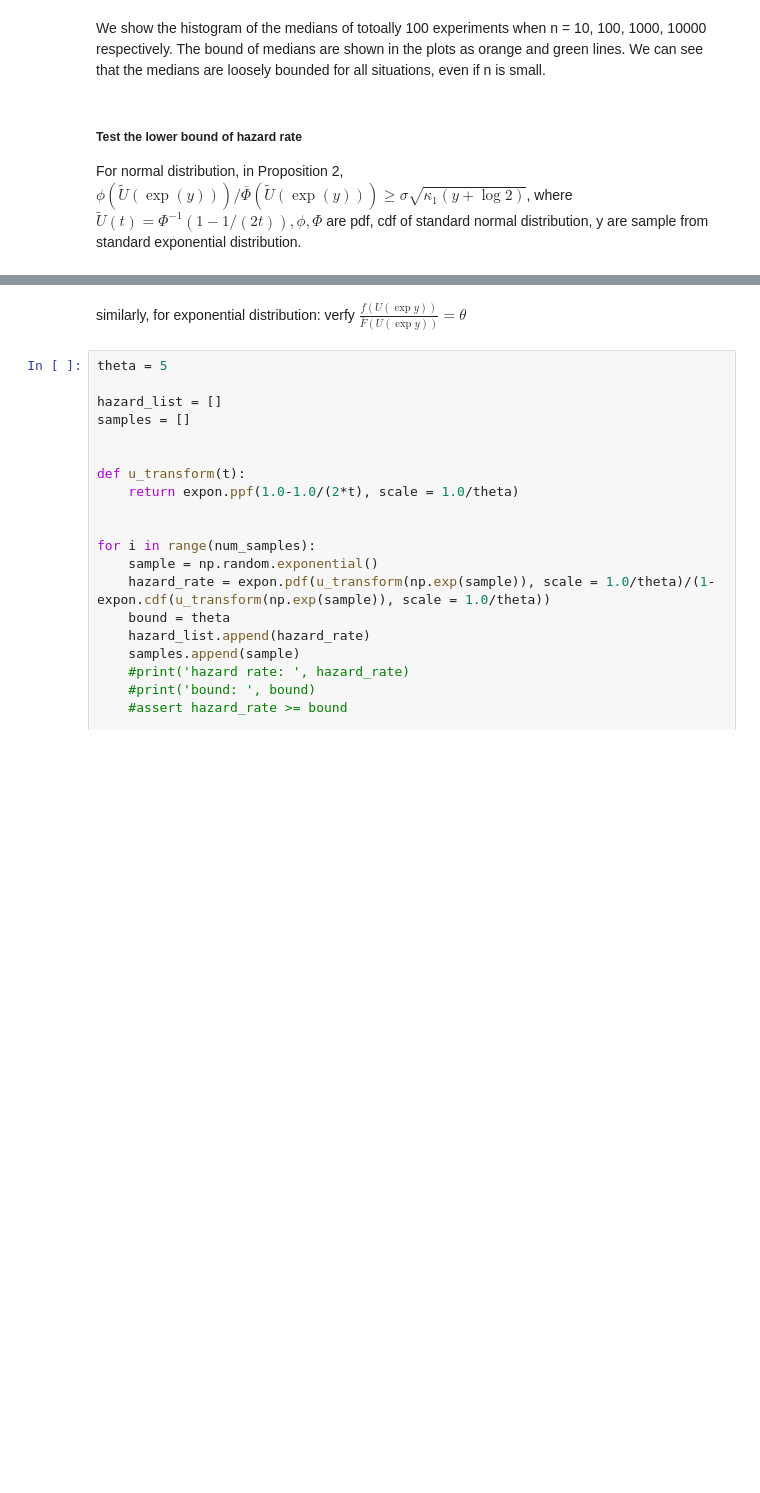
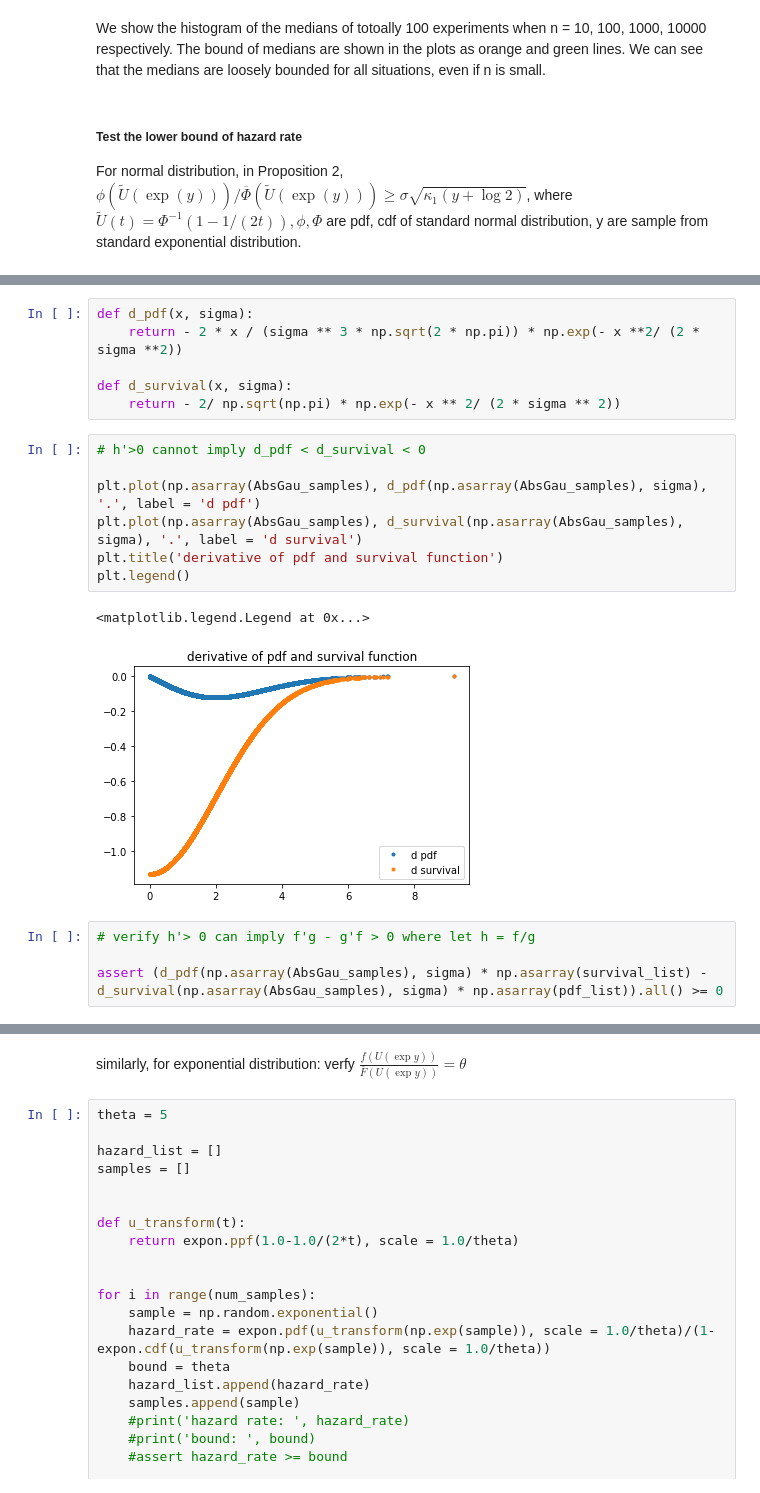
Before and after one commit to chengsoonong/eheye, a Jupyter notebook: UCB/OS_UCB/Sanity_test.ipynb, the cells around one changed output, grey strips where cells are left out. Drawn from its saved outputs; the diff is of its cells as text; blank space fills up the shorter version.

```diff
--- a/UCB/OS_UCB/Sanity_test.ipynb
+++ b/UCB/OS_UCB/Sanity_test.ipynb
@@ -89,0 +117,20 @@ plt.ylabel('hazard rate')
+# %%
+def d_pdf(x, sigma):
+    return - 2 * x / (sigma ** 3 * np.sqrt(2 * np.pi)) * np.exp(- x **2/ (2 * sigma **2))
+
+def d_survival(x, sigma):
+    return - 2/ np.sqrt(np.pi) * np.exp(- x ** 2/ (2 * sigma ** 2))
+# %%
+# h'>0 cannot imply d_pdf < d_survival < 0
+
+plt.plot(np.asarray(AbsGau_samples), d_pdf(np.asarray(AbsGau_samples), sigma), '.', label = 'd pdf')
+plt.plot(np.asarray(AbsGau_samples), d_survival(np.asarray(AbsGau_samples), sigma), '.', label = 'd survival')
+plt.title('derivative of pdf and survival function')
+plt.legend()
+# %% [output]
+<matplotlib.legend.Legend at 0x...>
+[figure, added]
+# %%
+# verify h'> 0 can imply f'g - g'f > 0 where let h = f/g
+
+assert (d_pdf(np.asarray(AbsGau_samples), sigma) * np.asarray(survival_list) - d_survival(np.asarray(AbsGau_samples), sigma) * np.asarray(pdf_list)).all() >= 0
```
Also changed, not shown: parts of 19 cells of this notebook, 7 other files.
